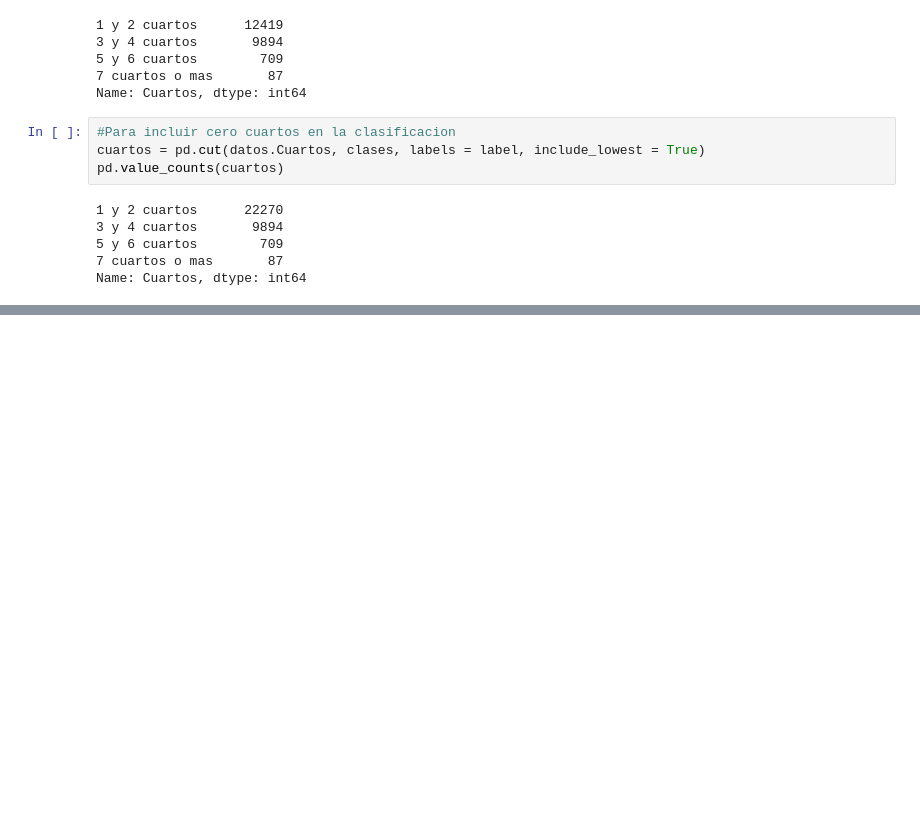
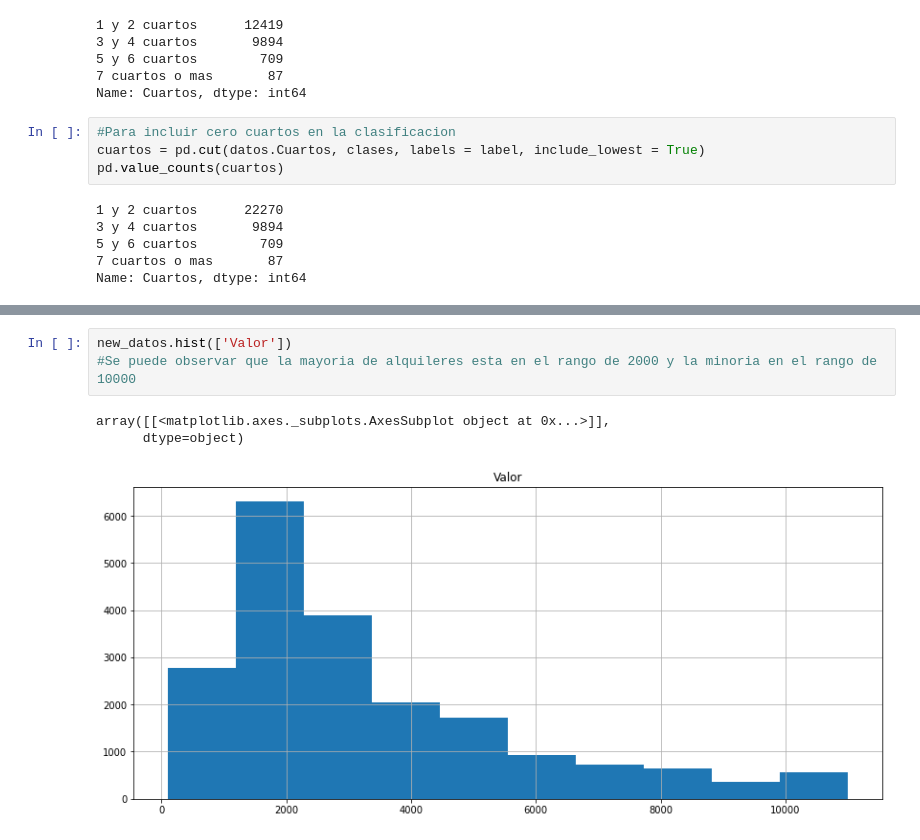
Before and after one commit to exequiel-farias/pandas-avanzado, a Jupyter notebook: PandasAvanzado.ipynb, the cells around one changed output, grey strips where cells are left out. Saved outputs shown, nothing was run; the diff lists cells and outputs as text; blank space fills up the shorter version.

```diff
--- a/PandasAvanzado.ipynb
+++ b/PandasAvanzado.ipynb
@@ -1906,0 +1971,7 @@ Name: Cuartos, dtype: int64
+# %%
+new_datos.hist(['Valor'])
+#Se puede observar que la mayoria de alquileres esta en el rango de 2000 y la minoria en el rango de 10000
+# %% [output]
+array([[<matplotlib.axes._subplots.AxesSubplot object at 0x...>]],
+      dtype=object)
+[figure, added]
```
Also changed, not shown: parts of 22 cells of this notebook.
